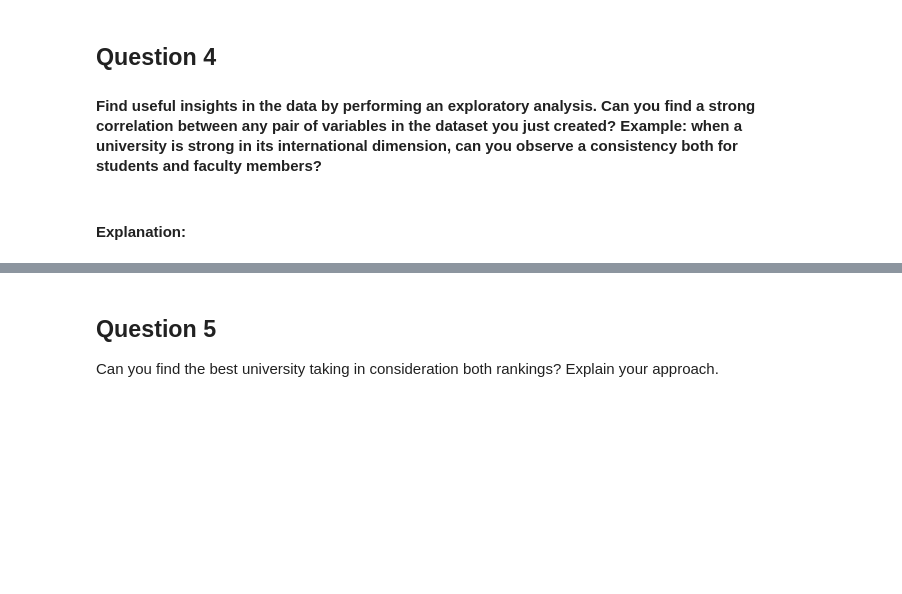
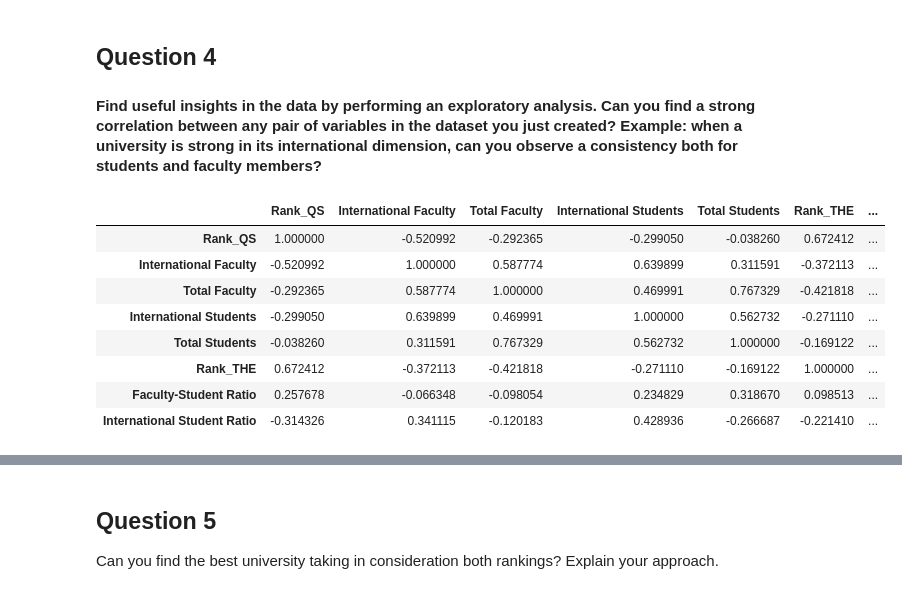
Before and after one commit to GauravPasari/ADA_Group_Tota_Pasari_Prelot, a Jupyter notebook: Homework2.ipynb, the cells around one changed output, grey strips where cells are left out. Drawn from its saved outputs; the diff is of its cells as text; code cells hidden in the pictures; blank space fills up the shorter version.

Commit message:
Adding correlation comments on Q4

```diff
--- a/Homework2.ipynb
+++ b/Homework2.ipynb
@@ -470,2 +468,13 @@ merged_df.head(n=10)
-# %% [markdown]
-#### Explanation:
+# %%
+# Print the correlations between the columns of the dataframe
+merged_df.corr()
+# %% [output]
+|  | Rank_QS | International Faculty | Total Faculty | International Students | Total Students | Rank_THE | ... |
+| Rank_QS | 1.000000 | -0.520992 | -0.292365 | -0.299050 | -0.038260 | 0.672412 | ... |
+| International Faculty | -0.520992 | 1.000000 | 0.587774 | 0.639899 | 0.311591 | -0.372113 | ... |
+| Total Faculty | -0.292365 | 0.587774 | 1.000000 | 0.469991 | 0.767329 | -0.421818 | ... |
+| International Students | -0.299050 | 0.639899 | 0.469991 | 1.000000 | 0.562732 | -0.271110 | ... |
+| Total Students | -0.038260 | 0.311591 | 0.767329 | 0.562732 | 1.000000 | -0.169122 | ... |
+| Rank_THE | 0.672412 | -0.372113 | -0.421818 | -0.271110 | -0.169122 | 1.000000 | ... |
+| Faculty-Student Ratio | 0.257678 | -0.066348 | -0.098054 | 0.234829 | 0.318670 | 0.098513 | ... |
+| International Student Ratio | -0.314326 | 0.341115 | -0.120183 | 0.428936 | -0.266687 | -0.221410 | ... |
```
Also changed, not shown: parts of 2 cells of this notebook.
